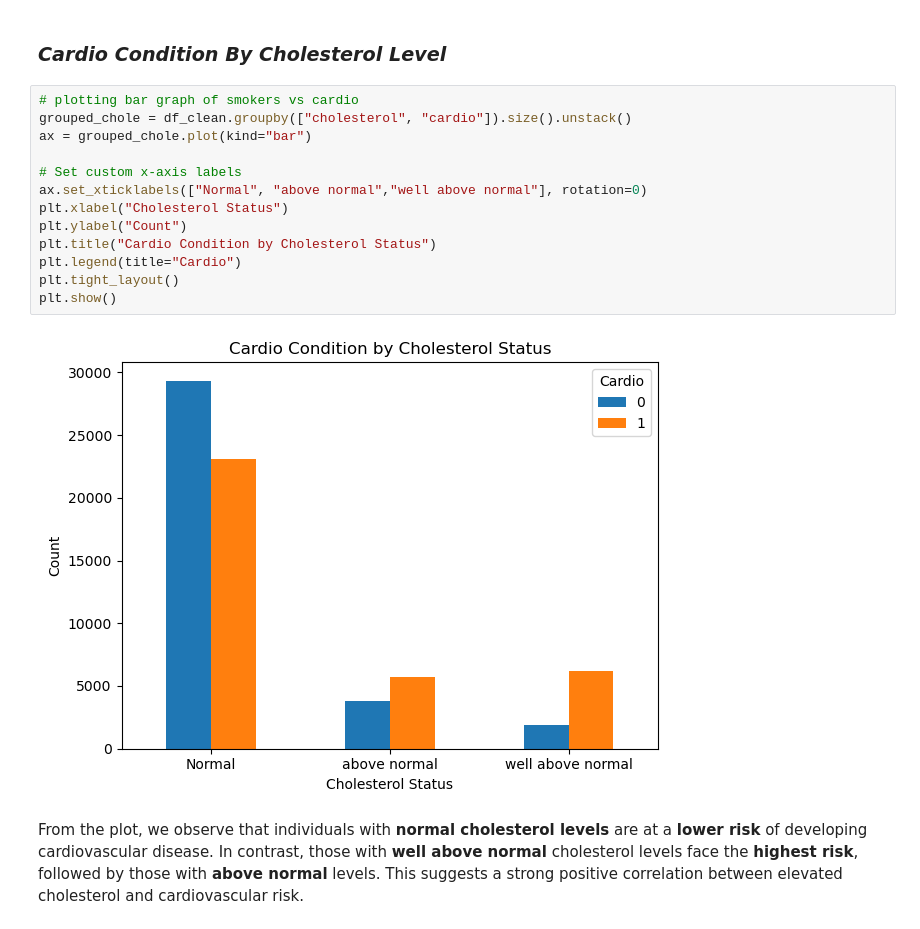
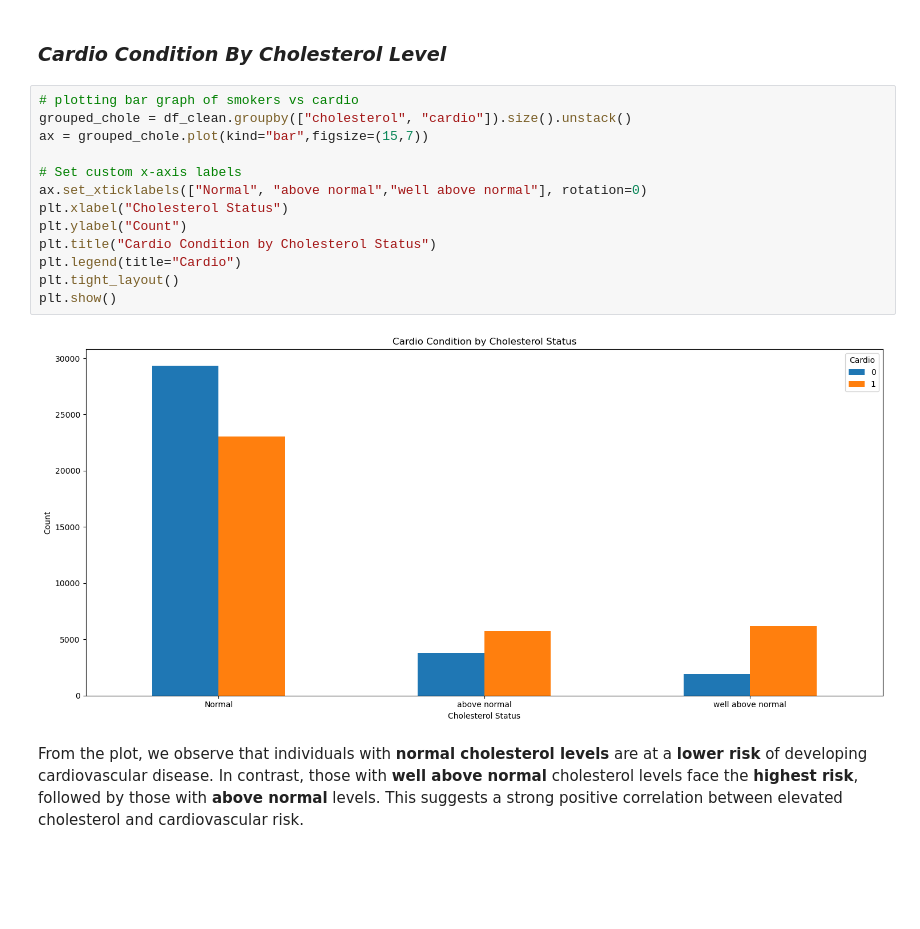
Before and after one commit to kev-analytic/Cardiovascular-Disease-Risk-Factor-Analysis, a Jupyter notebook: notebook.ipynb, the cells around one changed output. Cells and saved outputs as stored; diff of their text form; blank space fills up the shorter version.

```diff
--- a/notebook.ipynb
+++ b/notebook.ipynb
@@ -434,18 +440,18 @@ The data shows that **alcoholics and non-alcoholics have a similar risk** of dev
 # %%
 # plotting bar graph of smokers vs cardio
 grouped_chole = df_clean.groupby(["cholesterol", "cardio"]).size().unstack()
-ax = grouped_chole.plot(kind="bar")
+ax = grouped_chole.plot(kind="bar",figsize=(15,7))
 
 # Set custom x-axis labels
 ax.set_xticklabels(["Normal", "above normal","well above normal"], rotation=0)
 plt.xlabel("Cholesterol Status")
 plt.ylabel("Count")
 plt.title("Cardio Condition by Cholesterol Status")
 plt.legend(title="Cardio")
 plt.tight_layout()
 plt.show()
 # %% [output]
-[figure, old version]
+[figure, new version]
 # %% [markdown]
 From the plot, we observe that individuals with **normal cholesterol levels** are at a **lower risk** of developing cardiovascular disease. In contrast, those with **well above normal** cholesterol levels face the **highest risk**, followed by those with **above normal** levels. This suggests a strong positive correlation between elevated cholesterol and cardiovascular risk.
 # %% [markdown]
```
Also changed, not shown: parts of 29 cells of this notebook.
